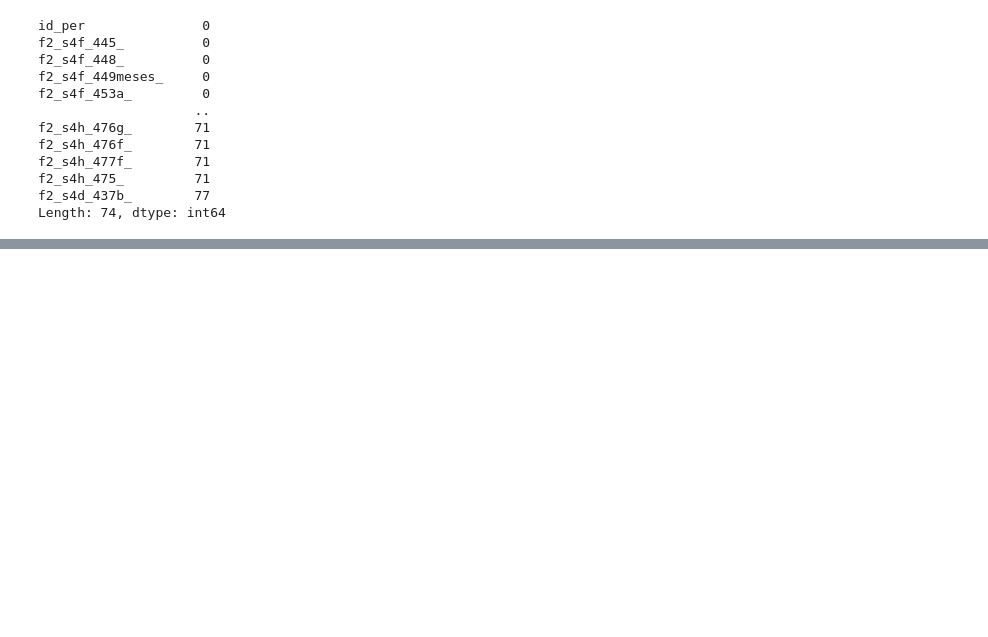
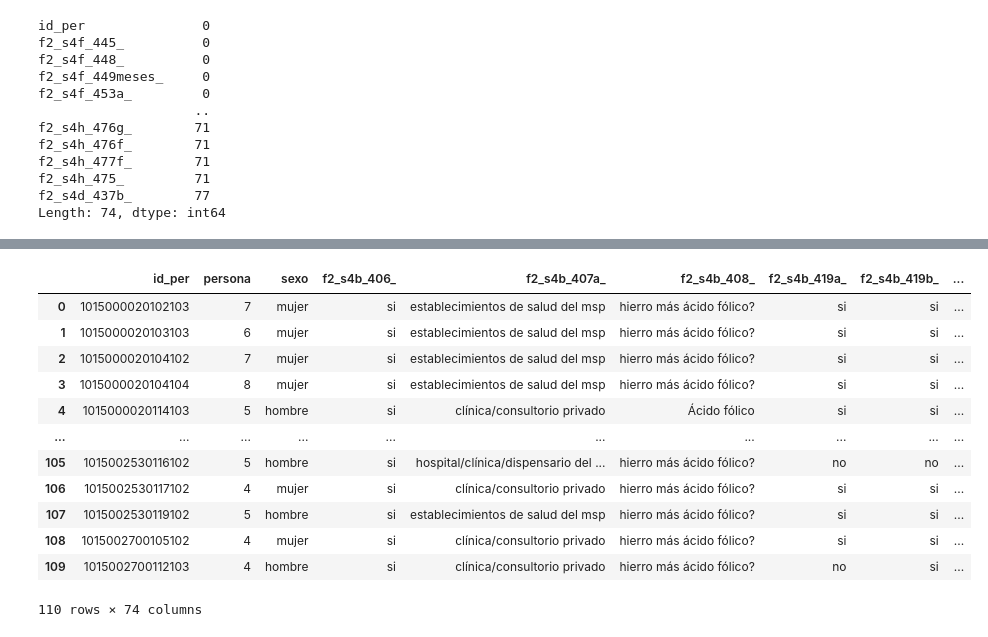
Before and after one commit to JhoanaAucancela/Analisis, a Jupyter notebook: Proyecto.ipynb, the cells around one changed output, grey strips where cells are left out. Cells and saved outputs as stored; diff of their text form; code cells hidden in the pictures; blank space fills up the shorter version.

```diff
--- a/Proyecto.ipynb
+++ b/Proyecto.ipynb
@@ -118,0 +167,16 @@ Length: 74, dtype: int64
+# %%
+df
+# %% [output]
+|  | id_per | persona | sexo | f2_s4b_406_ | f2_s4b_407a_ | f2_s4b_408_ | f2_s4b_419a_ | f2_s4b_419b_ | ... |
+| 0 | 1015000020102103 | 7 | mujer | si | establecimientos de salud del msp | hierro más ácido fólico? | si | si | ... |
+| 1 | 1015000020103103 | 6 | mujer | si | establecimientos de salud del msp | hierro más ácido fólico? | si | si | ... |
+| 2 | 1015000020104102 | 7 | mujer | si | establecimientos de salud del msp | hierro más ácido fólico? | si | si | ... |
+| 3 | 1015000020104104 | 8 | mujer | si | establecimientos de salud del msp | hierro más ácido fólico? | si | si | ... |
+| 4 | 1015000020114103 | 5 | hombre | si | clínica/consultorio privado | Ácido fólico | si | si | ... |
+| ... | ... | ... | ... | ... | ... | ... | ... | ... | ... |
+| 105 | 1015002530116102 | 5 | hombre | si | hospital/clínica/dispensario del ... | hierro más ácido fólico? | no | no | ... |
+| 106 | 1015002530117102 | 4 | mujer | si | clínica/consultorio privado | hierro más ácido fólico? | si | si | ... |
+| 107 | 1015002530119102 | 5 | hombre | si | establecimientos de salud del msp | hierro más ácido fólico? | si | si | ... |
+| 108 | 1015002700105102 | 4 | mujer | si | clínica/consultorio privado | hierro más ácido fólico? | si | si | ... |
+| 109 | 1015002700112103 | 4 | hombre | si | clínica/consultorio privado | hierro más ácido fólico? | no | si | ... |
+110 rows × 74 columns
```
Also changed, not shown: parts of 6 cells of this notebook, 1 other file.
